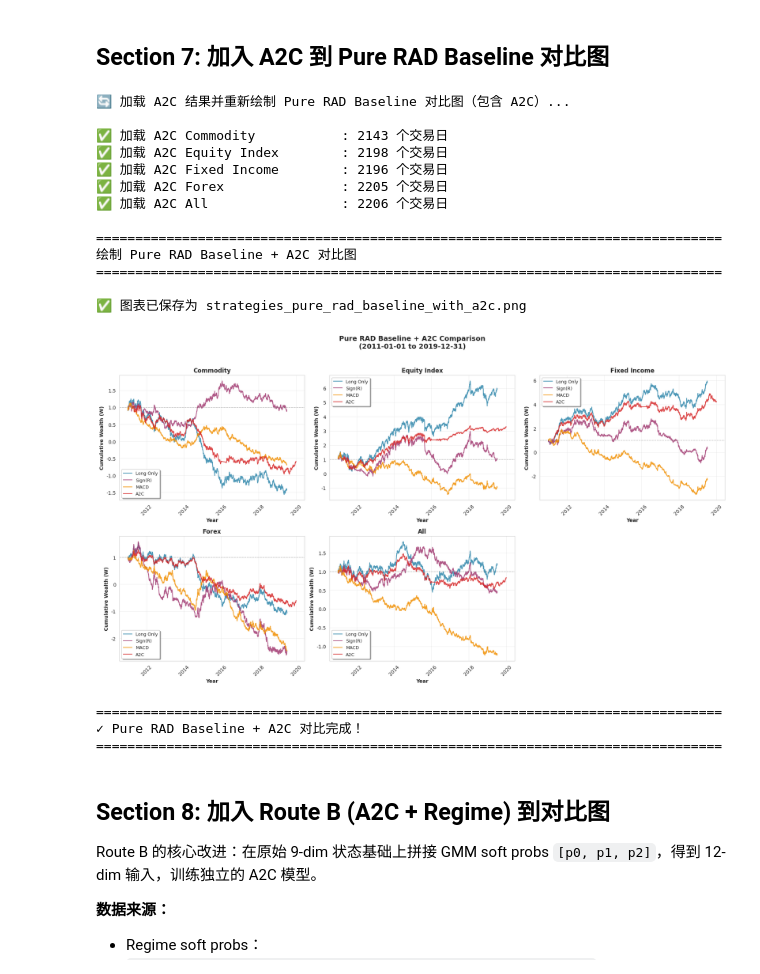
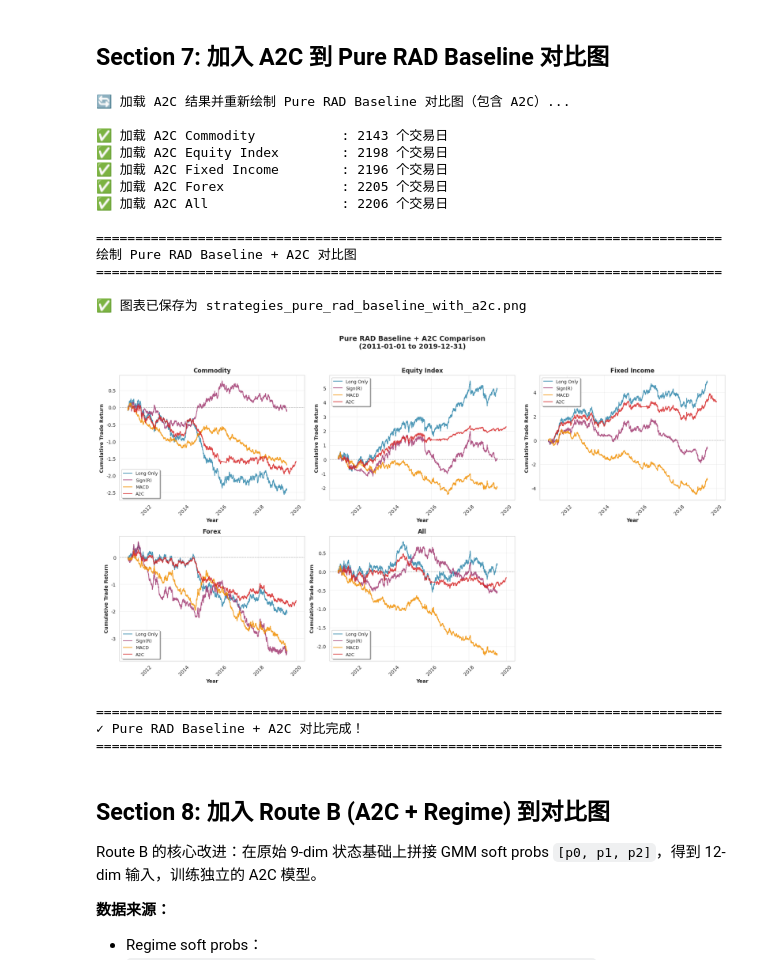
Before and after one commit to C-CU-2025-Fall/IEOR4733_Project, a Jupyter notebook: reproduction_of_figures/strategies_comparison.ipynb, the cells around one changed output. Cells and saved outputs as stored; diff of their text form; code cells hidden in the pictures.

```diff
--- a/reproduction_of_figures/strategies_comparison.ipynb
+++ b/reproduction_of_figures/strategies_comparison.ipynb
@@ -357,7 +357,7 @@ for idx, asset in enumerate(asset_order):
         else:
             aligned_dates = np.arange(min_len)
 
-        ax.plot(aligned_dates, wealth[:min_len],
+        ax.plot(aligned_dates, wealth[:min_len] - 1.0,
                 label=strategy,
                 linewidth=1.5,
                 color=strategy_colors[strategy],
@@ -365,11 +365,11 @@ for idx, asset in enumerate(asset_order):
 
     # 设置坐标轴标签和标题
     ax.set_xlabel('Year', fontsize=10, fontweight='bold')
-    ax.set_ylabel('Cumulative Wealth (W)', fontsize=10, fontweight='bold')
+    ax.set_ylabel('Cumulative Trade Return', fontsize=10, fontweight='bold')
     ax.set_title(f'{asset}', fontsize=12, fontweight='bold')
     ax.grid(True, alpha=0.3)
     ax.legend(loc='best', fontsize=9, frameon=True, shadow=True)
-    ax.axhline(y=1.0, color='gray', linestyle='--', linewidth=1, alpha=0.5)
+    ax.axhline(y=0.0, color='gray', linestyle='--', linewidth=1, alpha=0.5)
 
     if uses_datetime_axis:
         ax.xaxis.set_major_locator(mdates.YearLocator(base=2))
@@ -480,18 +480,18 @@ for idx, asset in enumerate(asset_order):
         else:
             aligned_dates = np.arange(min_len)
 
-        ax.plot(aligned_dates, wealth[:min_len],
+        ax.plot(aligned_dates, wealth[:min_len] - 1.0,
                 label=strategy,
                 linewidth=1.5,
                 color=strategy_colors[strategy],
                 alpha=0.85)
 
     ax.set_xlabel('Year', fontsize=10, fontweight='bold')
-    ax.set_ylabel('Cumulative Wealth (W)', fontsize=10, fontweight='bold')
+    ax.set_ylabel('Cumulative Trade Return', fontsize=10, fontweight='bold')
     ax.set_title(f'{asset}', fontsize=12, fontweight='bold')
     ax.grid(True, alpha=0.3)
     ax.legend(loc='best', fontsize=9, frameon=True, shadow=True)
-    ax.axhline(y=1.0, color='gray', linestyle='--', linewidth=1, alpha=0.5)
+    ax.axhline(y=0.0, color='gray', linestyle='--', linewidth=1, alpha=0.5)
 
     if uses_datetime_axis:
         ax.xaxis.set_major_locator(mdates.YearLocator(base=2))
@@ -597,18 +597,18 @@ for idx, asset in enumerate(asset_order):
         else:
             aligned_dates = np.arange(min_len)
 
-        ax.plot(aligned_dates, wealth[:min_len],
+        ax.plot(aligned_dates, wealth[:min_len] - 1.0,
                 label=strategy,
                 linewidth=1.5,
                 color=strategy_colors_with_a2c.get(strategy, '#999999'),
                 alpha=0.85)
 
     ax.set_xlabel('Year', fontsize=10, fontweight='bold')
-    ax.set_ylabel('Cumulative Wealth (W)', fontsize=10, fontweight='bold')
+    ax.set_ylabel('Cumulative Trade Return', fontsize=10, fontweight='bold')
     ax.set_title(f'{asset}', fontsize=12, fontweight='bold')
     ax.grid(True, alpha=0.3)
     ax.legend(loc='best', fontsize=9, frameon=True, shadow=True)
-    ax.axhline(y=1.0, color='gray', linestyle='--', linewidth=1, alpha=0.5)
+    ax.axhline(y=0.0, color='gray', linestyle='--', linewidth=1, alpha=0.5)
 
     if uses_datetime_axis:
         ax.xaxis.set_major_locator(mdates.YearLocator(base=2))
@@ -618,34 +618,34 @@ for idx, asset in enumerate(asset_order):
 # 隐藏多余的子图
 for idx in range(len(asset_order), len(axes)):
     axes[idx].axis('off')
 
 plt.suptitle(f'Pure RAD Baseline + A2C Comparison\n({TEST_START} to {TEST_END})',
              fontsize=14, fontweight='bold', y=1.00)
 plt.tight_layout(rect=[0, 0, 1, 0.98])
 
 output_path = OUTPUT_DIR / 'strategies_pure_rad_baseline_with_a2c.png'
 plt.savefig(str(output_path), dpi=300, bbox_inches='tight')
 print(f"✅ 图表已保存为 {output_path.name}")
 plt.show()
 
 print("="*80)
 print("✓ Pure RAD Baseline + A2C 对比完成！")
 print("="*80)
 # %% [output]
 🔄 加载 A2C 结果并重新绘制 Pure RAD Baseline 对比图（包含 A2C）...
 
 ✅ 加载 A2C Commodity           : 2143 个交易日
 ✅ 加载 A2C Equity Index        : 2198 个交易日
 ✅ 加载 A2C Fixed Income        : 2196 个交易日
 ✅ 加载 A2C Forex               : 2205 个交易日
 ✅ 加载 A2C All                 : 2206 个交易日
 
 ================================================================================
 绘制 Pure RAD Baseline + A2C 对比图
 ================================================================================
 
 ✅ 图表已保存为 strategies_pure_rad_baseline_with_a2c.png
-[figure, old version]
+[figure, new version]
 ================================================================================
 ✓ Pure RAD Baseline + A2C 对比完成！
 ================================================================================
```
Also changed, not shown: parts of 7 cells of this notebook, 5 other files.
